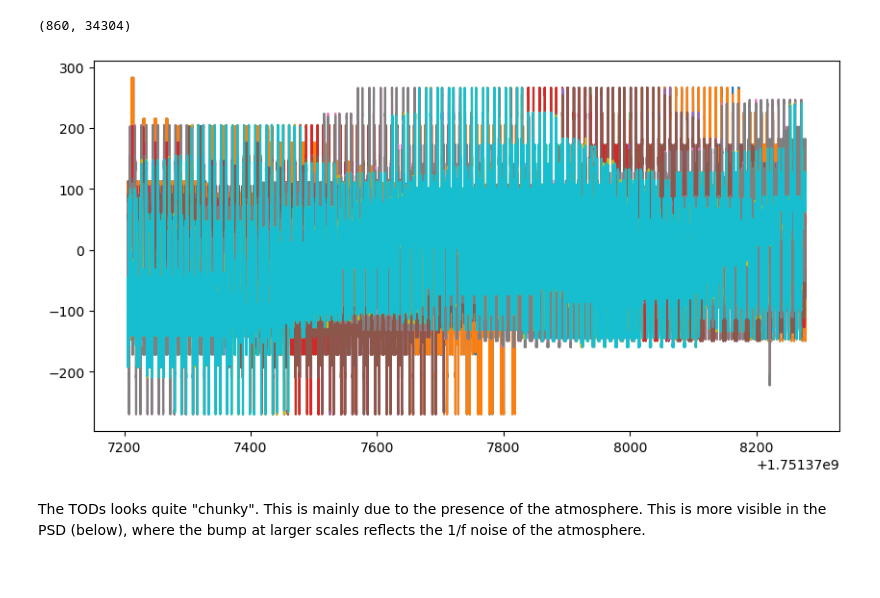
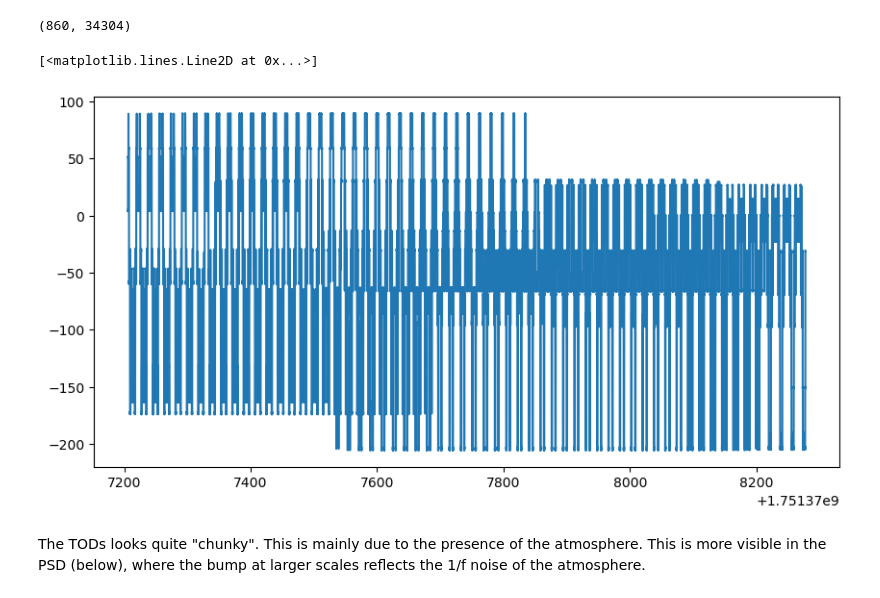
Before and after one commit to susannaaz/BBFLP, a Jupyter notebook: Sec5_Preprocess_TOD_Make_maps.ipynb, the cells around one changed output. Cells and saved outputs as stored; diff of their text form; code cells hidden in the pictures.

```diff
--- a/Sec5_Preprocess_TOD_Make_maps.ipynb
+++ b/Sec5_Preprocess_TOD_Make_maps.ipynb
@@ -93,11 +83,11 @@ aman.signal.shape
 # %% [output]
 (860, 34304)
 # %%
-# Let's plot the TOD of the first 10 detectors
-for i in np.arange(10):
-    plt.plot(aman.timestamps, aman.signal[i])
+# Let's plot the TOD of the first detector
+plt.plot(aman.timestamps, aman.signal[0])
 # %% [output]
+[<matplotlib.lines.Line2D at 0x...>]
-[figure, old version]
+[figure, new version]
 # %% [markdown]
 The TODs looks quite "chunky". This is mainly due to the presence of the atmosphere. This is more visible in the PSD (below), where the bump at larger scales reflects the 1/f noise of the atmosphere.
 # %%
```
Also changed, not shown: parts of 14 cells of this notebook, 8 other files.
